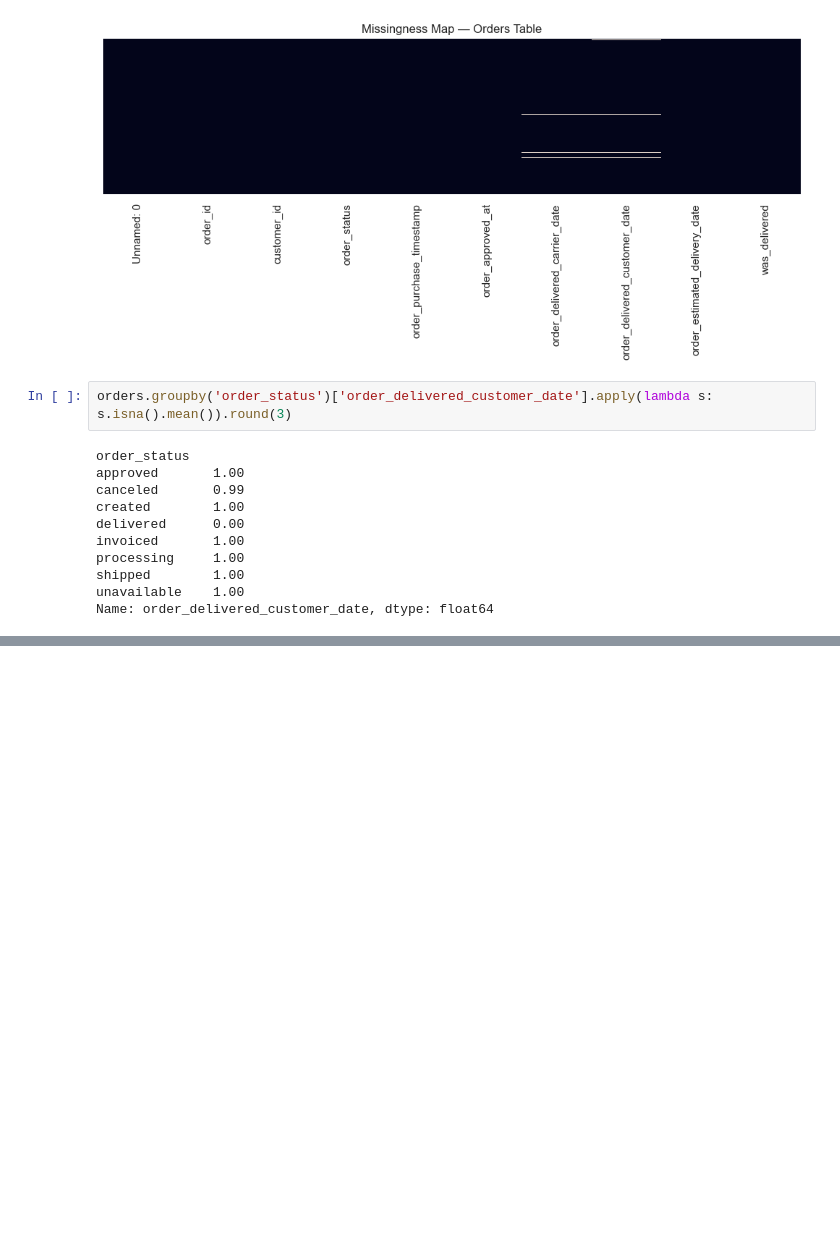
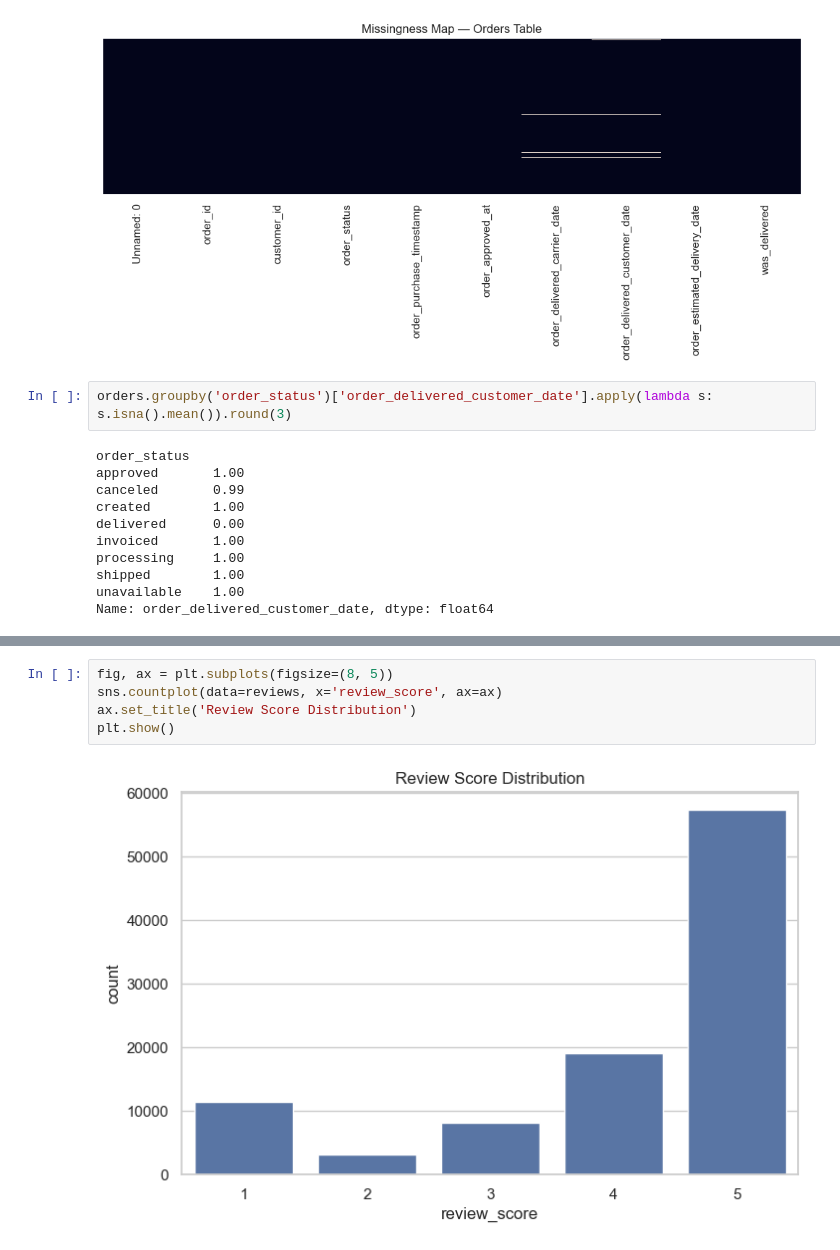
Before and after one commit to AliyarBhos/data-science-journey, a Jupyter notebook: 03_exploratory_data_analysis_and_visualization/olist_eda.ipynb, the cells around one changed output, grey strips where cells are left out. Cells and saved outputs as stored; diff of their text form; blank space fills up the shorter version.

```diff
--- a/03_exploratory_data_analysis_and_visualization/olist_eda.ipynb
+++ b/03_exploratory_data_analysis_and_visualization/olist_eda.ipynb
@@ -129,0 +145,7 @@ Name: order_delivered_customer_date, dtype: float64
+# %%
+fig, ax = plt.subplots(figsize=(8, 5))
+sns.countplot(data=reviews, x='review_score', ax=ax)
+ax.set_title('Review Score Distribution')
+plt.show()
+# %% [output]
+[figure, added]
```
Also changed, not shown: parts of 4 cells of this notebook.
